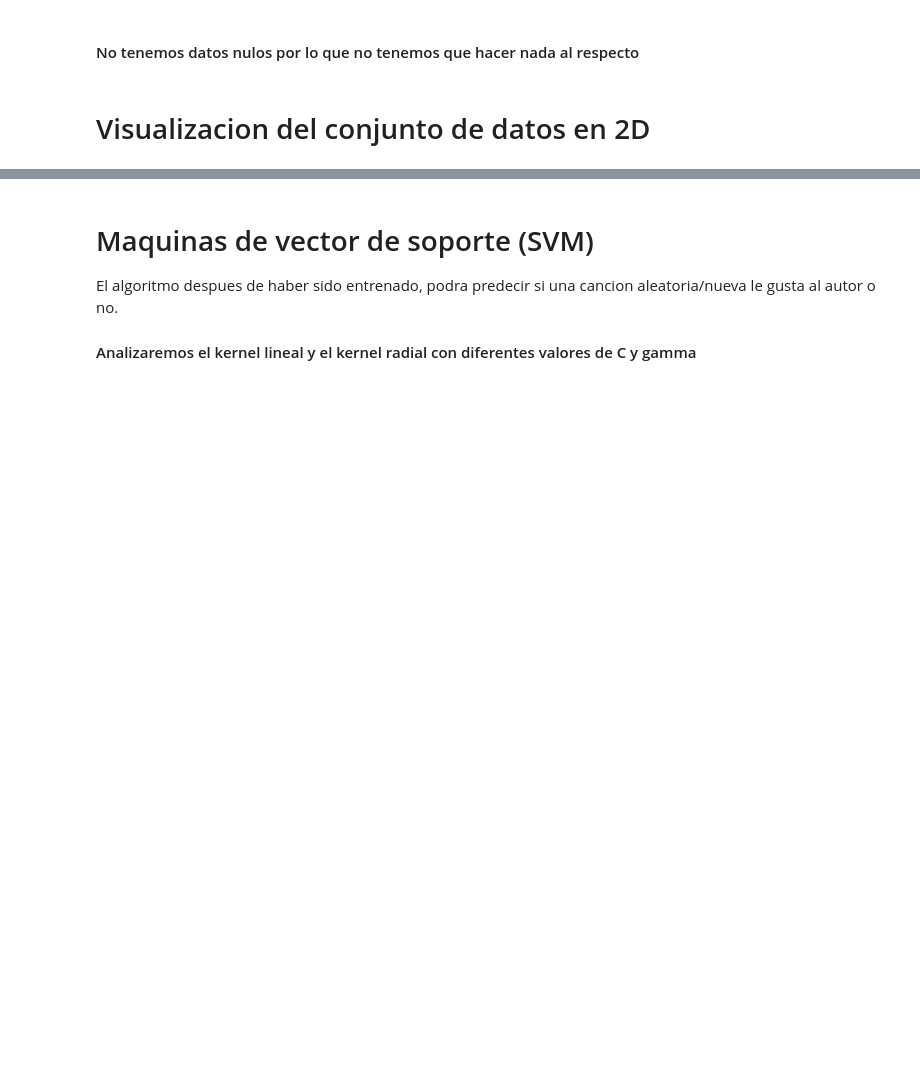
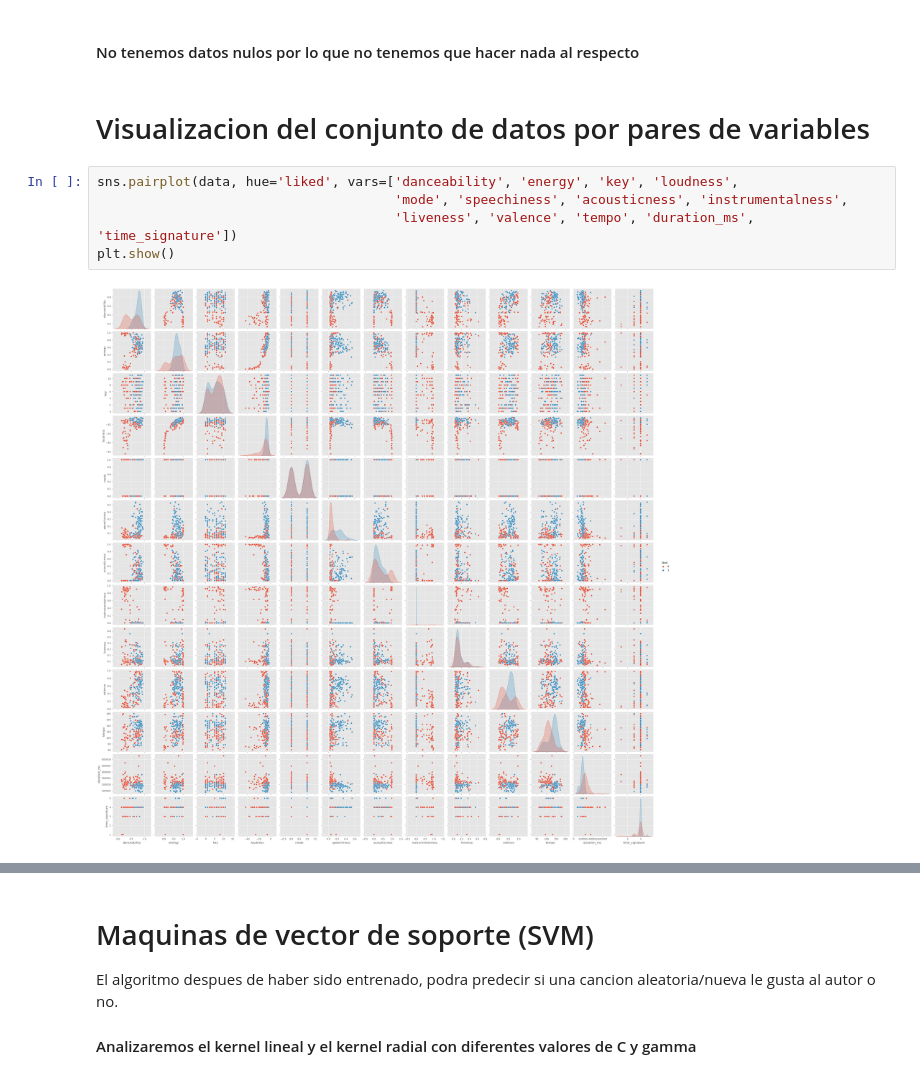
Before and after one commit to eprequejo/lab-py, a Jupyter notebook: ml-actividad-2/ml-actividad-2.ipynb, the cells around one changed output, grey strips where cells are left out. Drawn from its saved outputs; the diff is of its cells as text; blank space fills up the shorter version.

```diff
--- a/ml-actividad-2/ml-actividad-2.ipynb
+++ b/ml-actividad-2/ml-actividad-2.ipynb
@@ -340,5 +342,12 @@ dtype: int64
 # %% [markdown]
 #### No tenemos datos nulos por lo que no tenemos que hacer nada al respecto
 # %% [markdown]
-# Visualizacion del conjunto de datos en 2D
+# Visualizacion del conjunto de datos por pares de variables
+# %%
+sns.pairplot(data, hue='liked', vars=['danceability', 'energy', 'key', 'loudness',
+                                      'mode', 'speechiness', 'acousticness', 'instrumentalness',
+                                      'liveness', 'valence', 'tempo', 'duration_ms', 'time_signature'])
+plt.show()
+# %% [output]
+[figure, added]
 # %%
```
Also changed, not shown: parts of 16 cells of this notebook.
